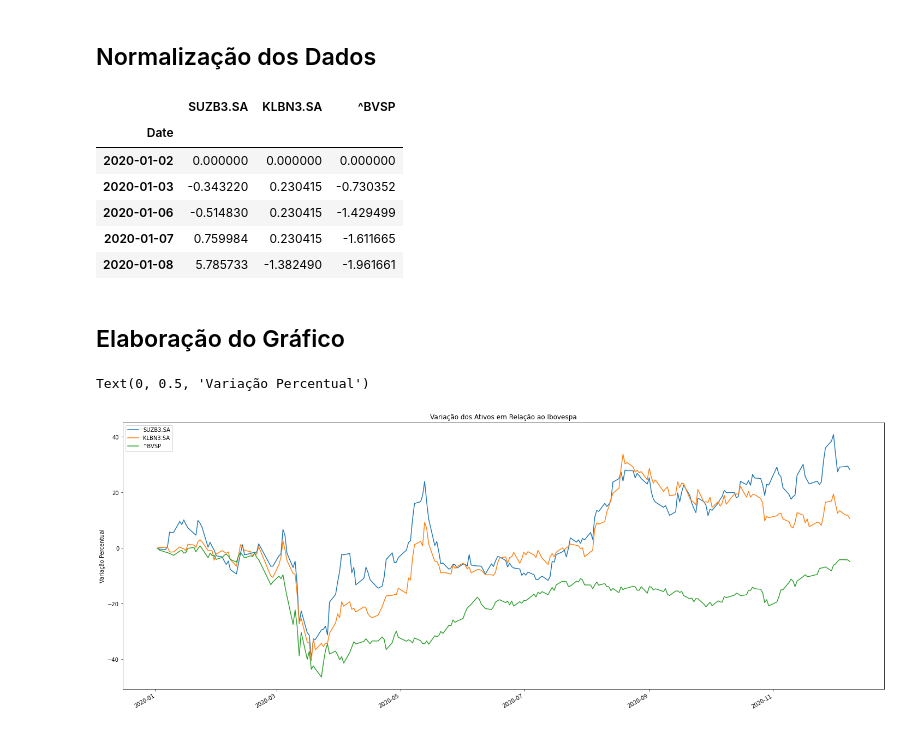
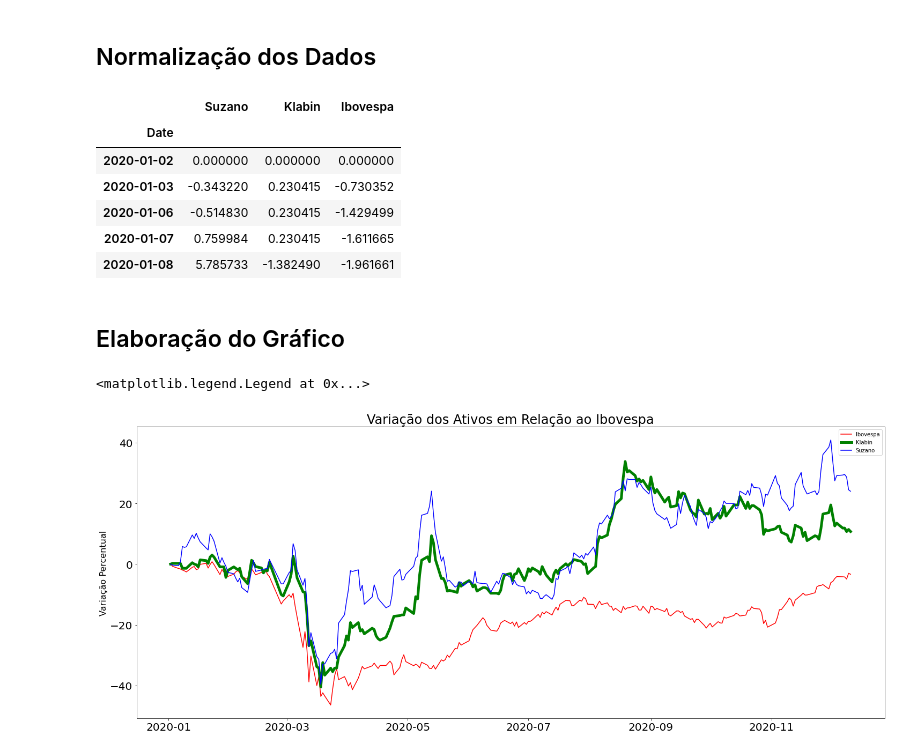
Before and after one commit to gabrieldepaiva/ProjetosParalelos, a Jupyter notebook: WebScraping_Variação_de_Ativos_em_Relação_ao_Ibovespa.ipynb, the cells around one changed output. Drawn from its saved outputs; the diff is of its cells as text; code cells hidden in the pictures.

Commit message:
Correção das Legendas e Tamanho do Gráfico

```diff
--- a/WebScraping_Variação_de_Ativos_em_Relação_ao_Ibovespa.ipynb
+++ b/WebScraping_Variação_de_Ativos_em_Relação_ao_Ibovespa.ipynb
@@ -31,9 +31,10 @@ BaseDados.head()
 ## Normalização dos Dados
 # %%
 retorno_carteira = ((BaseDados/BaseDados.iloc[0])-1)*100
+retorno_carteira.columns = ['Suzano','Klabin','Ibovespa']
 retorno_carteira.head()
 # %% [output]
-|  | SUZB3.SA | KLBN3.SA | ^BVSP |
+|  | Suzano | Klabin | Ibovespa |
 | Date |  |  |  |
 | 2020-01-02 | 0.000000 | 0.000000 | 0.000000 |
 | 2020-01-03 | -0.343220 | 0.230415 | -0.730352 |
@@ -43,10 +44,16 @@ retorno_carteira.head()
 # %% [markdown]
 ## Elaboração do Gráfico
 # %%
-retorno_carteira.plot(figsize=(25,10))
-plt.title ('Variação dos Ativos em Relação ao Ibovespa')
+plt.figure(figsize=(25,10))
+plt.plot(retorno_carteira.Ibovespa,Color="Red")
+plt.plot(retorno_carteira.Klabin,LineWidth=5, Color="Green")
+plt.plot(retorno_carteira.Suzano, Color="Blue")
+plt.title ('Variação dos Ativos em Relação ao Ibovespa',fontsize=24)
 plt.xlabel('')
-plt.ylabel('Variação Percentual')
+plt.ylabel('Variação Percentual',fontsize=16)
+plt.xticks(fontsize=20)
+plt.yticks(fontsize=20)
+plt.legend(['Ibovespa','Klabin','Suzano'])
 # %% [output]
-Text(0, 0.5, 'Variação Percentual')
+<matplotlib.legend.Legend at 0x...>
-[figure, old version]
+[figure, new version]
```
